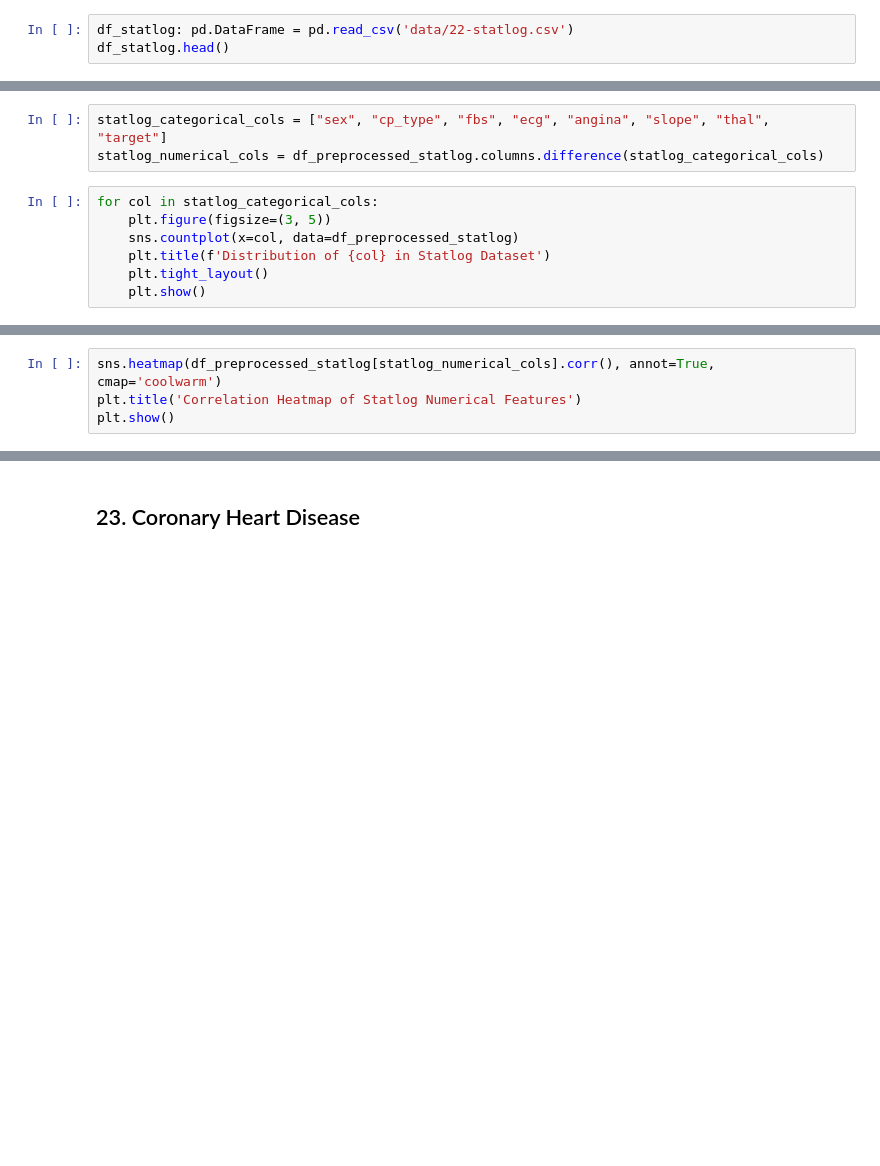
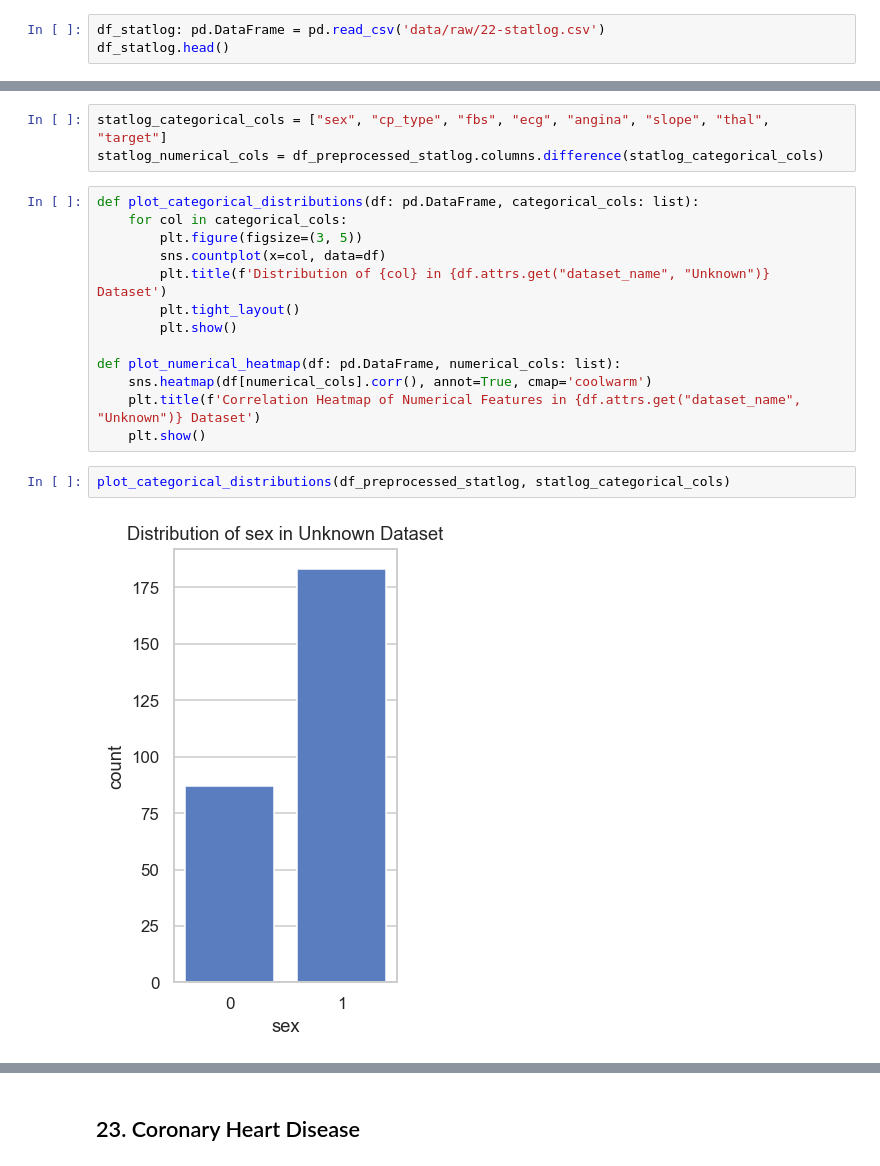
Before and after one commit to PATRECOG-RaoTamMakKwaPeudSSR/multidataset-health, a Jupyter notebook: main.ipynb, the cells around one changed output, grey strips where cells are left out. Drawn from its saved outputs; the diff is of its cells as text; blank space fills up the shorter version.

```diff
--- a/main.ipynb
+++ b/main.ipynb
@@ -15,5 +17,5 @@ RANDOM_STATE = 42
 # %% [markdown]
 ## 22. Statlog Heart Disease
 # %%
-df_statlog: pd.DataFrame = pd.read_csv('data/22-statlog.csv')
+df_statlog: pd.DataFrame = pd.read_csv('data/raw/22-statlog.csv')
 df_statlog.head()
@@ -101,10 +167,20 @@ df_preprocessed_statlog.info()
 # %%
 statlog_categorical_cols = ["sex", "cp_type", "fbs", "ecg", "angina", "slope", "thal", "target"]
 statlog_numerical_cols = df_preprocessed_statlog.columns.difference(statlog_categorical_cols)
+# %%
+def plot_categorical_distributions(df: pd.DataFrame, categorical_cols: list):
+    for col in categorical_cols:
+        plt.figure(figsize=(3, 5))
+        sns.countplot(x=col, data=df)
+        plt.title(f'Distribution of {col} in {df.attrs.get("dataset_name", "Unknown")} Dataset')
+        plt.tight_layout()
+        plt.show()
+
+def plot_numerical_heatmap(df: pd.DataFrame, numerical_cols: list):
+    sns.heatmap(df[numerical_cols].corr(), annot=True, cmap='coolwarm')
+    plt.title(f'Correlation Heatmap of Numerical Features in {df.attrs.get("dataset_name", "Unknown")} Dataset')
+    plt.show()
 # %%
-for col in statlog_categorical_cols:
-    plt.figure(figsize=(3, 5))
-    sns.countplot(x=col, data=df_preprocessed_statlog)
-    plt.title(f'Distribution of {col} in Statlog Dataset')
-    plt.tight_layout()
-    plt.show()
+plot_categorical_distributions(df_preprocessed_statlog, statlog_categorical_cols)
+# %% [output]
+[figure, added]
@@ -111,4 +193,0 @@ for col in statlog_categorical_cols:
-# %%
-sns.heatmap(df_preprocessed_statlog[statlog_numerical_cols].corr(), annot=True, cmap='coolwarm')
-plt.title('Correlation Heatmap of Statlog Numerical Features')
-plt.show()
```
Also changed, not shown: parts of 33 cells of this notebook, 10 other files.
